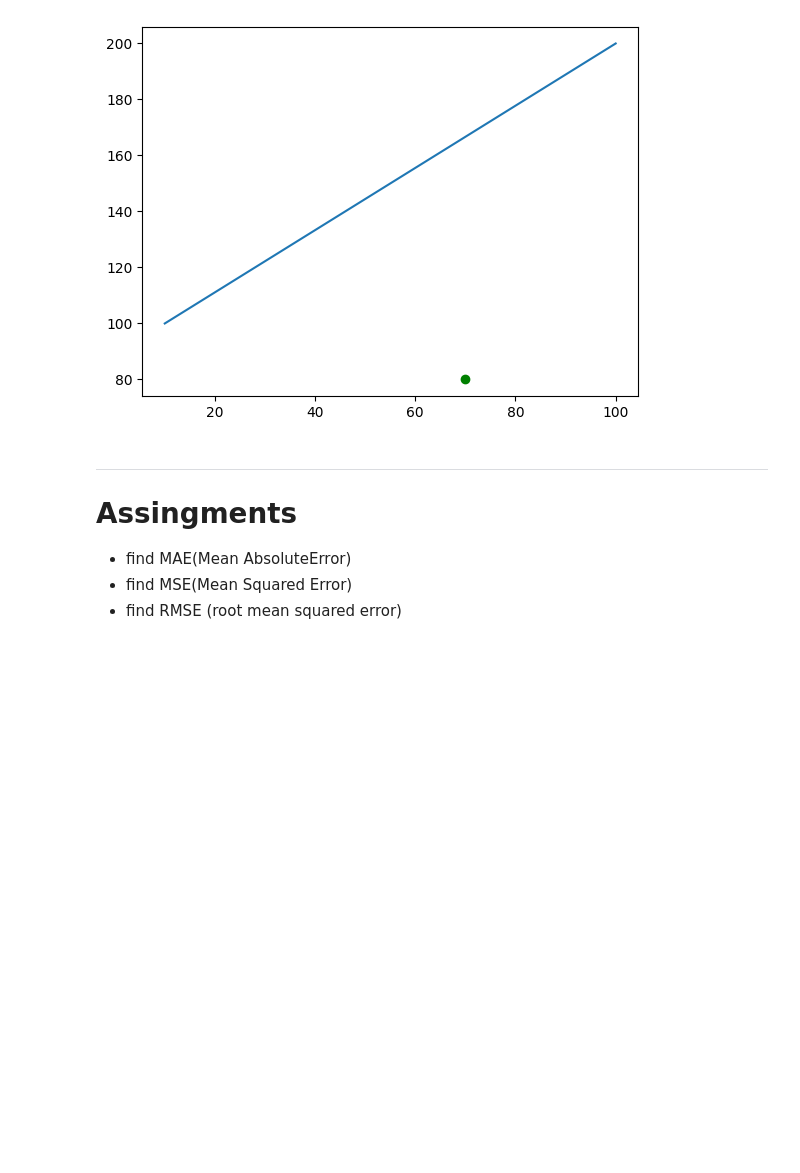
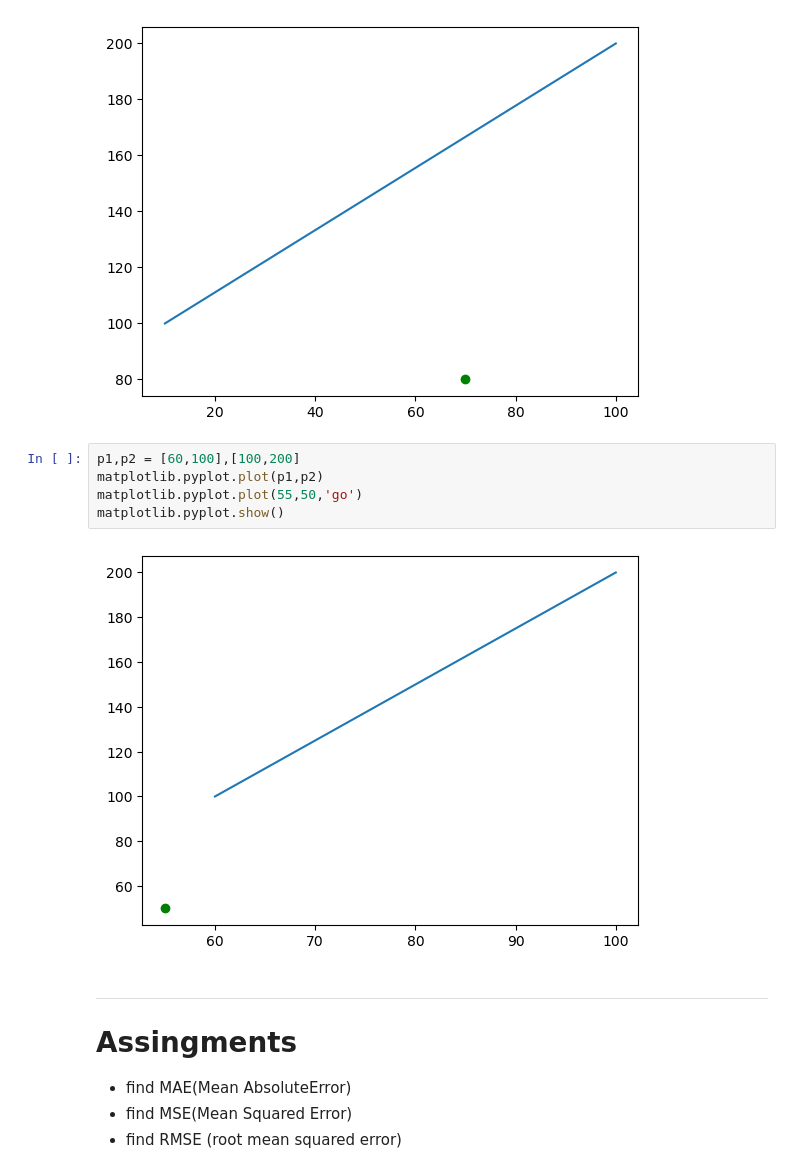
Before and after one commit to isandeepMakwana/ML, a Jupyter notebook: 11_and_12_distributions_with_assingment.ipynb, the cells around one changed output. Drawn from its saved outputs; the diff is of its cells as text; blank space fills up the shorter version.

```diff
--- a/11_and_12_distributions_with_assingment.ipynb
+++ b/11_and_12_distributions_with_assingment.ipynb
@@ -156,6 +160,13 @@ matplotlib.pyplot.plot(70,80,'go')
 matplotlib.pyplot.show()
 # %% [output]
 [figure]
+# %%
+p1,p2 = [60,100],[100,200]
+matplotlib.pyplot.plot(p1,p2)
+matplotlib.pyplot.plot(55,50,'go')
+matplotlib.pyplot.show()
+# %% [output]
+[figure, added]
 # %% [markdown]
 ---
 # Assingments
```
Also changed, not shown: parts of 8 cells of this notebook, 23 other files.
